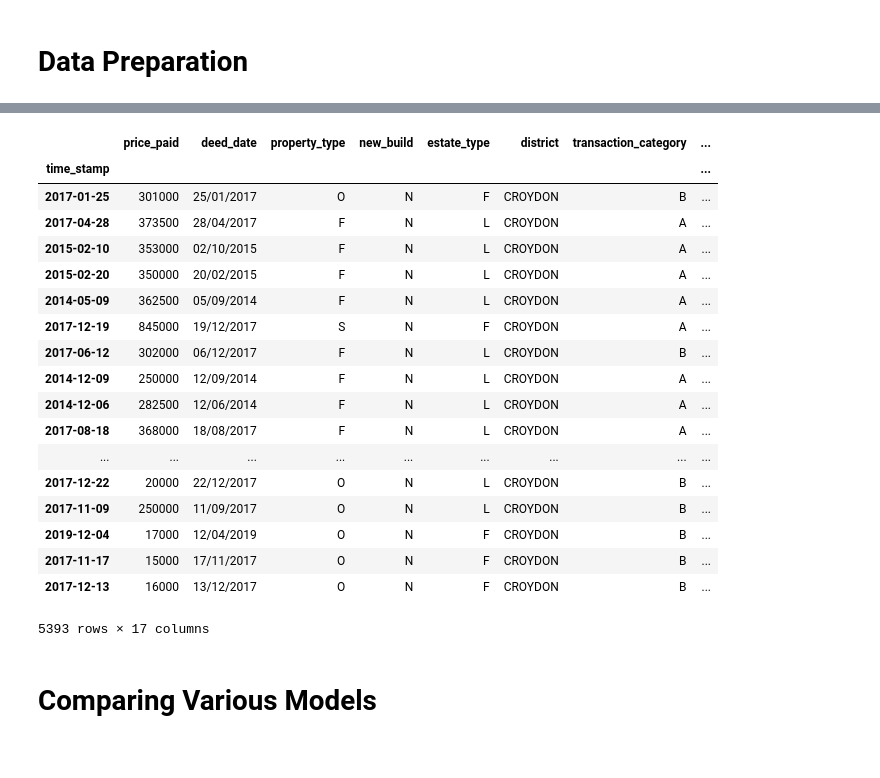
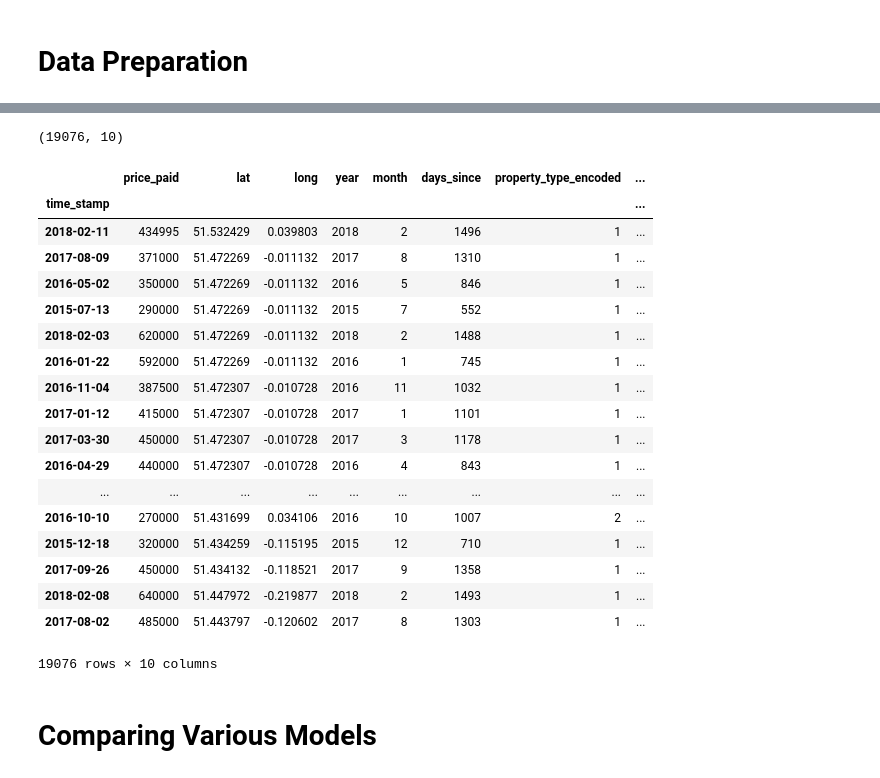
Before and after one commit to davidmaceachern/QAC020X303, a Jupyter notebook: notebooks/test_harness.ipynb, the cells around one changed output, grey strips where cells are left out. Cells and saved outputs as stored; diff of their text form; code cells hidden in the pictures.

```diff
--- a/notebooks/test_harness.ipynb
+++ b/notebooks/test_harness.ipynb
@@ -103,0 +177,32 @@ corr.style.background_gradient(cmap='coolwarm')
+# %%
+df = lewisham
+# remove property type other
+df = df.loc[df['property_type'] != 'O']
+# Remove outliers in price
+df = df.loc[(df['price_paid'] < (1000000)) & (df['price_paid'] > (10000))]
+# Convert the date object type to... timestamp
+df['time_stamp'] = pd.to_datetime(df['deed_date'])
+# Create features for year and month
+df['year'] = df['time_stamp'].dt.year
+df['month'] = df['time_stamp'].dt.month
+# apply the lambda on time_stamp, writing to new column
+df['days_since'] = df['time_stamp'].map(days_since)
+# encode the 'days since' and write to new column
+df['days_since'] = df['days_since'].dt.days
+# Setting the index to timestamp for time series operations
+df.index = df['time_stamp']
+# Dropping unnecessary column
+df.drop(['time_stamp'], axis=1)
+# round to the nearest thousand £
+df['price_paid'] = df['price_paid'].round(decimals=3)
+# df.drop(['unique_id', 'paon', 'saon', 'linked_data_url', 'street', 'locality', 'county', 'town', 'postcode'], axis=1)
+df['property_type_encoded'] = df[['property_type']].apply(preprocessing.LabelEncoder().fit_transform)
+df['new_build_encoded'] = df[['new_build']].apply(preprocessing.LabelEncoder().fit_transform)
+df['estate_type_encoded'] = df[['estate_type']].apply(preprocessing.LabelEncoder().fit_transform)
+df['transaction_category_encoded'] = df[['transaction_category']].apply(preprocessing.LabelEncoder().fit_transform)
+# Selecting columns for modelling
+df = df[['price_paid', 'lat','long','year','month','days_since','property_type_encoded','new_build_encoded','estate_type_encoded','transaction_category_encoded']]
+lewisham_prep = df
+lewisham_prep.shape
+# %% [output]
+(19076, 10)
@@ -104,25 +226,38 @@ corr.style.background_gradient(cmap='coolwarm')
+# %%
+# df = df[['price_paid', 'lat','long','year','month','days_since','property_type_encoded','new_build_encoded','estate_type_encoded','transaction_category_encoded']]
+# df.dropna()
+# df.isna().any()
+df = lewisham_prep
+df.to_pickle('../data/processed/lewisham_prep.pkl')
+# df = kensington_chelsea_prep
+# df = croydon_prep
+# df = westminster_prep
+# df
+# corr = d.corr()
+# corr.style.background_gradient(cmap='coolwarm')
 # %%
 # subset - district days since time series latlon outliers removed
+df
 # %% [output]
-|  | price_paid | deed_date | property_type | new_build | estate_type | district | transaction_category | ... |
+|  | price_paid | lat | long | year | month | days_since | property_type_encoded | ... |
 | time_stamp |  |  |  |  |  |  |  | ... |
-| 2017-01-25 | 301000 | 25/01/2017 | O | N | F | CROYDON | B | ... |
-| 2017-04-28 | 373500 | 28/04/2017 | F | N | L | CROYDON | A | ... |
-| 2015-02-10 | 353000 | 02/10/2015 | F | N | L | CROYDON | A | ... |
-| 2015-02-20 | 350000 | 20/02/2015 | F | N | L | CROYDON | A | ... |
-| 2014-05-09 | 362500 | 05/09/2014 | F | N | L | CROYDON | A | ... |
-| 2017-12-19 | 845000 | 19/12/2017 | S | N | F | CROYDON | A | ... |
-| 2017-06-12 | 302000 | 06/12/2017 | F | N | L | CROYDON | B | ... |
-| 2014-12-09 | 250000 | 12/09/2014 | F | N | L | CROYDON | A | ... |
-| 2014-12-06 | 282500 | 12/06/2014 | F | N | L | CROYDON | A | ... |
-| 2017-08-18 | 368000 | 18/08/2017 | F | N | L | CROYDON | A | ... |
+| 2018-02-11 | 434995 | 51.532429 | 0.039803 | 2018 | 2 | 1496 | 1 | ... |
+| 2017-08-09 | 371000 | 51.472269 | -0.011132 | 2017 | 8 | 1310 | 1 | ... |
+| 2016-05-02 | 350000 | 51.472269 | -0.011132 | 2016 | 5 | 846 | 1 | ... |
+| 2015-07-13 | 290000 | 51.472269 | -0.011132 | 2015 | 7 | 552 | 1 | ... |
+| 2018-02-03 | 620000 | 51.472269 | -0.011132 | 2018 | 2 | 1488 | 1 | ... |
+| 2016-01-22 | 592000 | 51.472269 | -0.011132 | 2016 | 1 | 745 | 1 | ... |
+| 2016-11-04 | 387500 | 51.472307 | -0.010728 | 2016 | 11 | 1032 | 1 | ... |
+| 2017-01-12 | 415000 | 51.472307 | -0.010728 | 2017 | 1 | 1101 | 1 | ... |
+| 2017-03-30 | 450000 | 51.472307 | -0.010728 | 2017 | 3 | 1178 | 1 | ... |
+| 2016-04-29 | 440000 | 51.472307 | -0.010728 | 2016 | 4 | 843 | 1 | ... |
 | ... | ... | ... | ... | ... | ... | ... | ... | ... |
-| 2017-12-22 | 20000 | 22/12/2017 | O | N | L | CROYDON | B | ... |
-| 2017-11-09 | 250000 | 11/09/2017 | O | N | L | CROYDON | B | ... |
-| 2019-12-04 | 17000 | 12/04/2019 | O | N | F | CROYDON | B | ... |
-| 2017-11-17 | 15000 | 17/11/2017 | O | N | F | CROYDON | B | ... |
-| 2017-12-13 | 16000 | 13/12/2017 | O | N | F | CROYDON | B | ... |
+| 2016-10-10 | 270000 | 51.431699 | 0.034106 | 2016 | 10 | 1007 | 2 | ... |
+| 2015-12-18 | 320000 | 51.434259 | -0.115195 | 2015 | 12 | 710 | 1 | ... |
+| 2017-09-26 | 450000 | 51.434132 | -0.118521 | 2017 | 9 | 1358 | 1 | ... |
+| 2018-02-08 | 640000 | 51.447972 | -0.219877 | 2018 | 2 | 1493 | 1 | ... |
+| 2017-08-02 | 485000 | 51.443797 | -0.120602 | 2017 | 8 | 1303 | 1 | ... |
-5393 rows × 17 columns
+19076 rows × 10 columns
 # %% [markdown]
 # Comparing Various Models
 # %%
```
Also changed, not shown: parts of 17 cells of this notebook.
